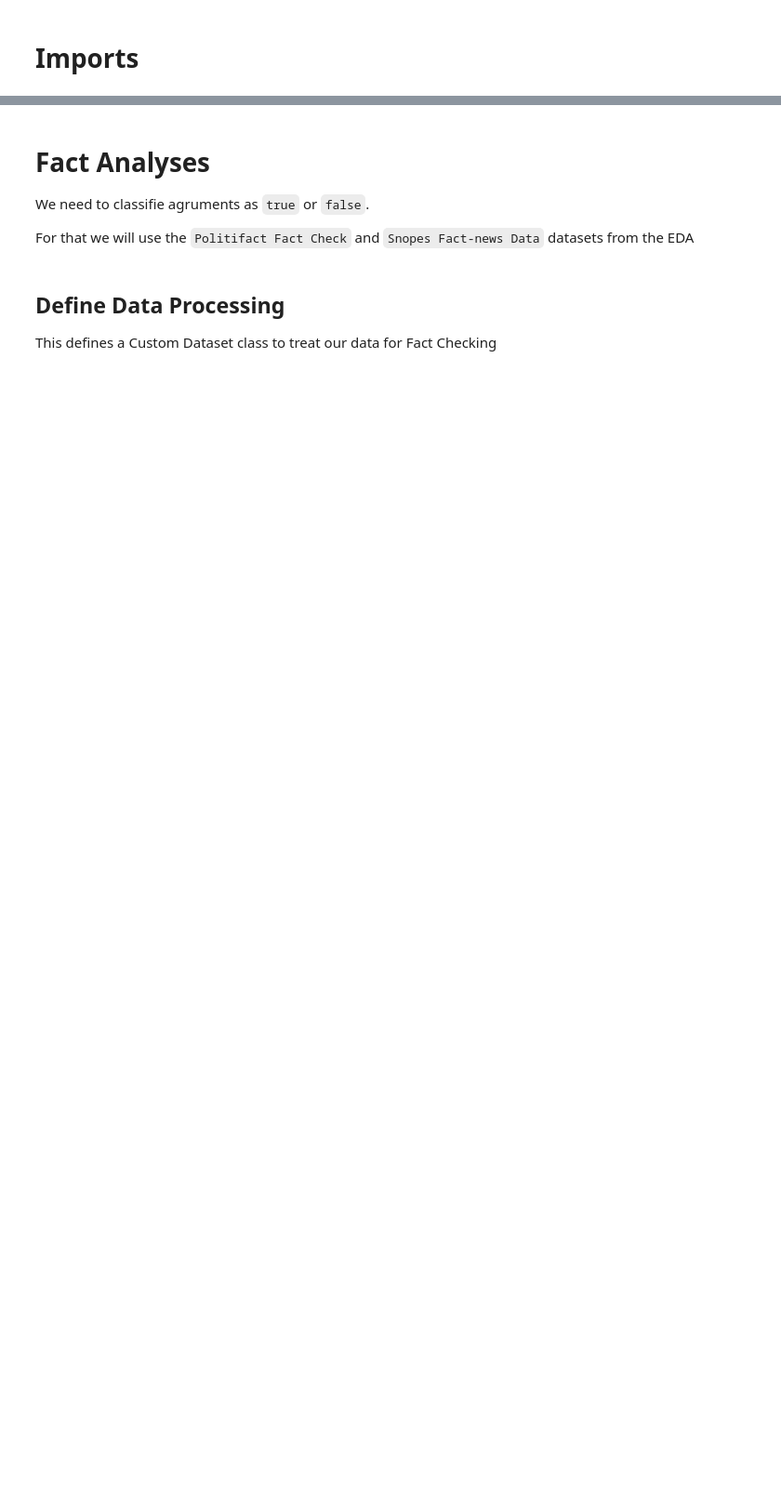
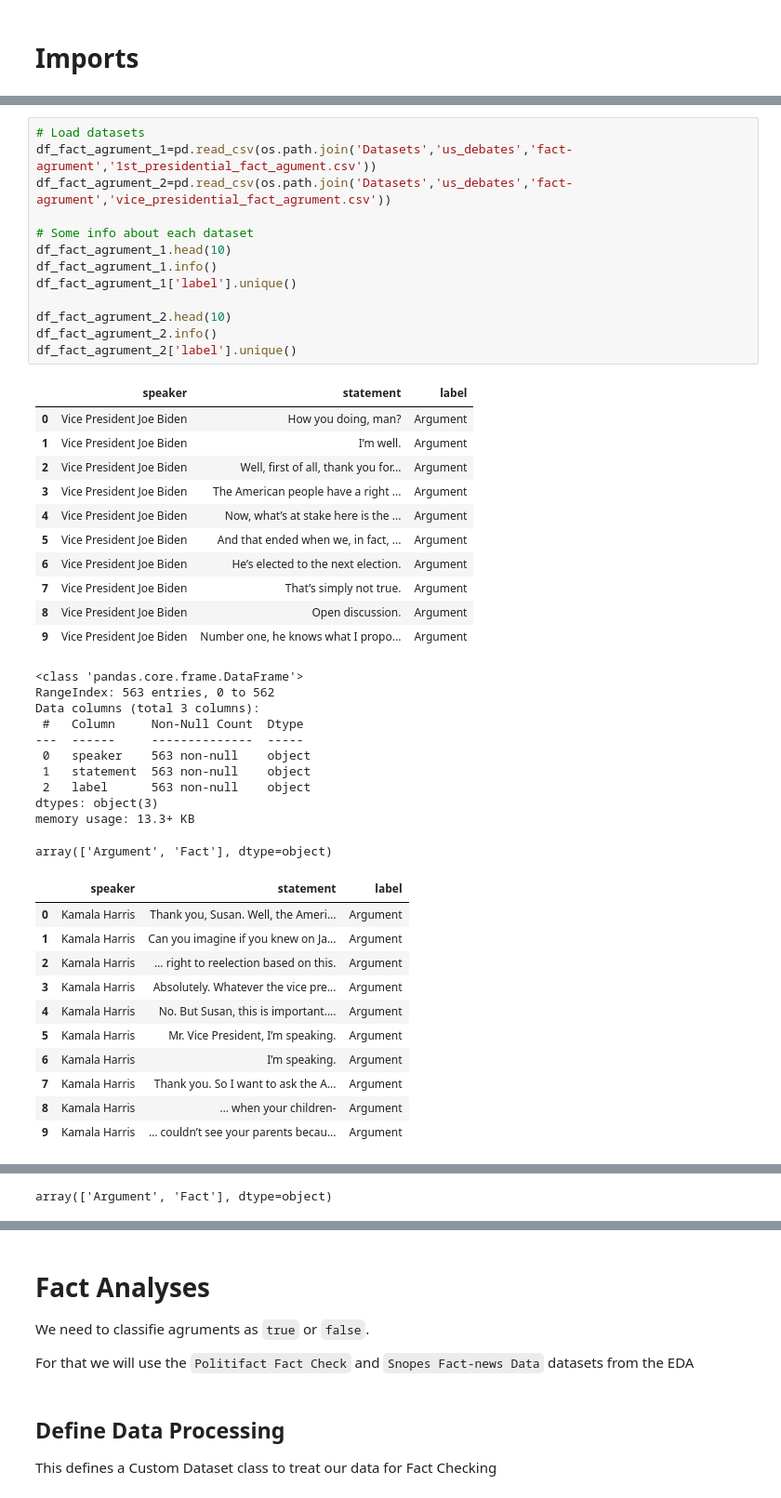
Before and after one commit to MrDuartePT/PolAIgraph, a Jupyter notebook: Truthify_Trainer.ipynb, the cells around one changed output, grey strips where cells are left out. Shown at 93% size. Drawn from its saved outputs; the diff is of its cells as text; blank space fills up the shorter version.

```diff
--- a/Truthify_Trainer.ipynb
+++ b/Truthify_Trainer.ipynb
@@ -26,0 +39,47 @@ To enable the following instructions: AVX2 FMA, in other operations, rebuild Ten
+# %%
+# Load datasets
+df_fact_agrument_1=pd.read_csv(os.path.join('Datasets','us_debates','fact-agrument','1st_presidential_fact_agument.csv'))
+df_fact_agrument_2=pd.read_csv(os.path.join('Datasets','us_debates','fact-agrument','vice_presidential_fact_agrument.csv'))
+
+# Some info about each dataset
+df_fact_agrument_1.head(10)
+df_fact_agrument_1.info()
+df_fact_agrument_1['label'].unique()
+
+df_fact_agrument_2.head(10)
+df_fact_agrument_2.info()
+df_fact_agrument_2['label'].unique()
+# %% [output]
+|  | speaker | statement | label |
+| 0 | Vice President Joe Biden | How you doing, man? | Argument |
+| 1 | Vice President Joe Biden | I’m well. | Argument |
+| 2 | Vice President Joe Biden | Well, first of all, thank you for... | Argument |
+| 3 | Vice President Joe Biden | The American people have a right ... | Argument |
+| 4 | Vice President Joe Biden | Now, what’s at stake here is the ... | Argument |
+| 5 | Vice President Joe Biden | And that ended when we, in fact, ... | Argument |
+| 6 | Vice President Joe Biden | He’s elected to the next election. | Argument |
+| 7 | Vice President Joe Biden | That’s simply not true. | Argument |
+| 8 | Vice President Joe Biden | Open discussion. | Argument |
+| 9 | Vice President Joe Biden | Number one, he knows what I propo... | Argument |
+<class 'pandas.core.frame.DataFrame'>
+RangeIndex: 563 entries, 0 to 562
+Data columns (total 3 columns):
+ #   Column     Non-Null Count  Dtype
+---  ------     --------------  -----
+ 0   speaker    563 non-null    object
+ 1   statement  563 non-null    object
+ 2   label      563 non-null    object
+dtypes: object(3)
+memory usage: 13.3+ KB
+array(['Argument', 'Fact'], dtype=object)
+|  | speaker | statement | label |
+| 0 | Kamala Harris | Thank you, Susan. Well, the Ameri... | Argument |
+| 1 | Kamala Harris | Can you imagine if you knew on Ja... | Argument |
+| 2 | Kamala Harris | … right to reelection based on this. | Argument |
+| 3 | Kamala Harris | Absolutely. Whatever the vice pre... | Argument |
+| 4 | Kamala Harris | No. But Susan, this is important.... | Argument |
+| 5 | Kamala Harris | Mr. Vice President, I’m speaking. | Argument |
+| 6 | Kamala Harris | I’m speaking. | Argument |
+| 7 | Kamala Harris | Thank you. So I want to ask the A... | Argument |
+| 8 | Kamala Harris | … when your children- | Argument |
+| 9 | Kamala Harris | … couldn’t see your parents becau... | Argument |
@@ -26,0 +96 @@ To enable the following instructions: AVX2 FMA, in other operations, rebuild Ten
+array(['Argument', 'Fact'], dtype=object)
```
Also changed, not shown: parts of 27 cells of this notebook.
